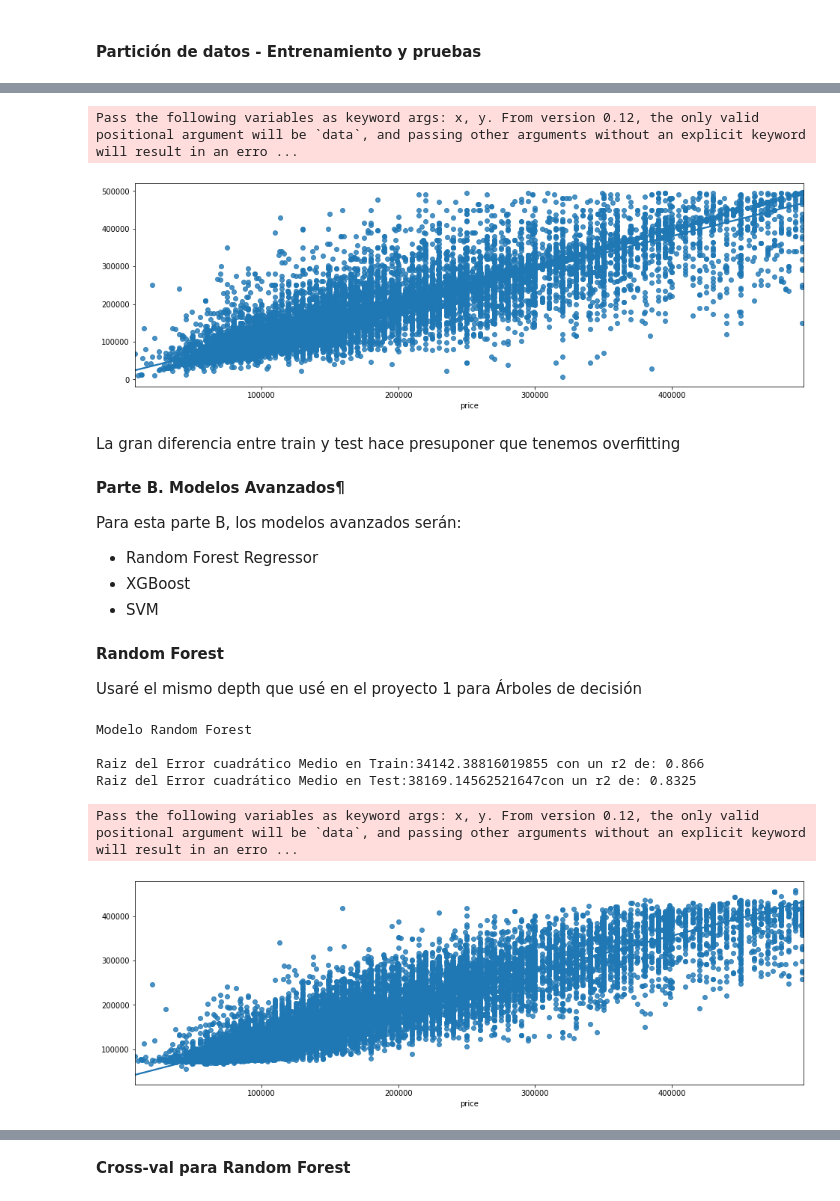
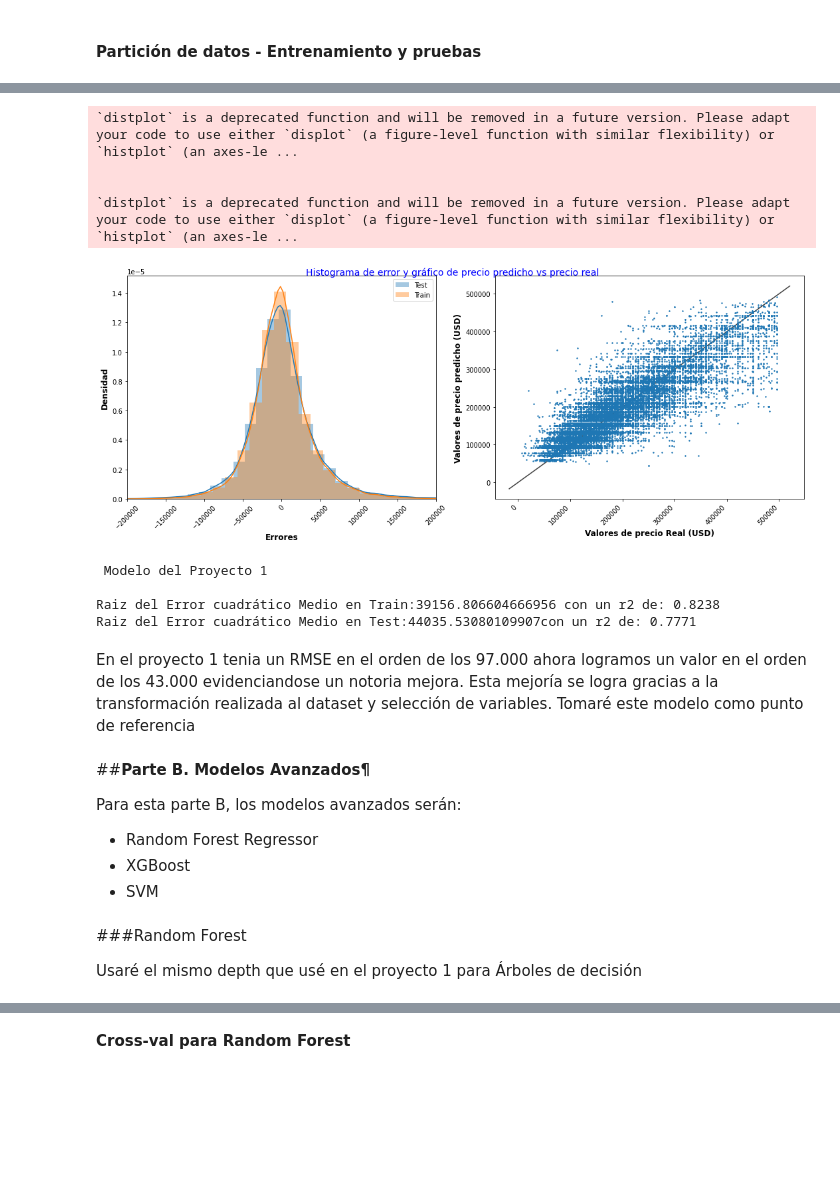
Before and after one commit to rpettenon/Data_Science_Acamica, a Jupyter notebook: Proyecto 2/DS_Proyecto_2_Rogelio_Pettenon.ipynb, the cells around one changed output, grey strips where cells are left out. Cells and saved outputs as stored; diff of their text form; code cells hidden in the pictures; blank space fills up the shorter version.

Commit message:
Proyecto 2

```diff
--- a/Proyecto 2/DS_Proyecto_2_Rogelio_Pettenon.ipynb
+++ b/Proyecto 2/DS_Proyecto_2_Rogelio_Pettenon.ipynb
@@ -1062,7 +1107,7 @@ from sklearn.decomposition import PCA
 # %%
 %%time
 
-# Instancio PCA
-pca = PCA(0.9)
+# Instancio PCA, elijo 50 obtenido del punto de corte de la grafica anterior
+pca = PCA(n_components= 50, )
 X_pca = pca.fit_transform(X)
 # %% [output]
@@ -1102,4 +1138,7 @@ arbol = DecisionTreeRegressor()
+# %%
+# Modelo utilizado en el proyecto 1 con la misma profundidad
+tree_model = DecisionTreeRegressor(max_depth = 10)
 # %%
 # Entreno el modelo
-arbol.fit(X_train,y_train)
+tree_model.fit(X_train,y_train)
 # %% [output]
@@ -1110,7 +1149,7 @@ DecisionTreeRegressor(ccp_alpha=0.0, criterion='mse', max_depth=None,
                       min_weight_fraction_leaf=0.0, presort='deprecated',
                       random_state=None, splitter='best')
 # %%
-# Realizo las predicciones
-y_train_pred=arbol.predict(X_train)
-y_test_pred=arbol.predict(X_test)
+# Realizo la predicción
+y_train_pred=tree_model.predict(X_train)
+y_test_pred=tree_model.predict(X_test)
 # %%
@@ -1132,15 +1196,19 @@ Raiz del Error cuadrático Medio en Test:39902.86832038792con un r2 de: 0.817
-# %%
-# Precio vs precio predicho
-plt.figure(figsize=(16,5))
-sns.regplot(y_test,y_test_pred)
-plt.show()
-# %% [output]
-Pass the following variables as keyword args: x, y. From version 0.12, the only valid positional argument will be `data`, and passing other arguments without an explicit keyword will result in an erro ...
-[figure, removed]
-# %% [markdown]
-La gran diferencia entre train y test hace presuponer que tenemos overfitting
+# %%
+plot_error_price(y_test,y_test_pred,y_train,y_train_pred,'Modelo del Proyecto 1')
+# %% [output]
+`distplot` is a deprecated function and will be removed in a future version. Please adapt your code to use either `displot` (a figure-level function with similar flexibility) or `histplot` (an axes-le ...
+
+
+`distplot` is a deprecated function and will be removed in a future version. Please adapt your code to use either `displot` (a figure-level function with similar flexibility) or `histplot` (an axes-le ...
+[figure, added]
+ Modelo del Proyecto 1
+
+Raiz del Error cuadrático Medio en Train:39156.806604666956 con un r2 de: 0.8238
+Raiz del Error cuadrático Medio en Test:44035.53080109907con un r2 de: 0.7771
+# %% [markdown]
+En el proyecto 1 tenia un RMSE en el orden de los  97.000 ahora logramos un valor en el orden de los 43.000 evidenciandose un notoria mejora. Esta mejoría se logra gracias a la transformación realizada al dataset y selección de variables. Tomaré este modelo como punto de referencia
 # %% [markdown]
-**Parte B. Modelos Avanzados¶**
+##**Parte B. Modelos Avanzados¶**
 
 Para esta parte B, los modelos avanzados serán:
 
@@ -1149,7 +1217,7 @@ Para esta parte B, los modelos avanzados serán:
 * XGBoost
 * SVM
 # %% [markdown]
-**Random Forest**
+###Random Forest
 
 Usaré el mismo depth que usé en el proyecto 1 para Árboles de decisión
 # %%
@@ -1160,27 +1228,3 @@ randF.fit(X_train, y_train)
 
 y_train_pred = randF.predict(X_train)
 y_test_pred = randF.predict(X_test)
-# %%
-# Evaluo el error cuadrático medio RMSE
-rmse_train=np.sqrt(mean_squared_error(y_train,y_train_pred))
-rmse_test=np.sqrt(mean_squared_error(y_test,y_test_pred))
-
-r2_train = r2_score(y_train, y_train_pred)
-r2_test = r2_score(y_test, y_test_pred)
-
-print(color.BOLD + color.DARKCYAN + color.UNDERLINE +'Modelo Random Forest\n' + color.END)
-print(color.BOLD + color.DARKCYAN + f'Raiz del Error cuadrático Medio en Train:{rmse_train} con un r2 de: {round(r2_train,4)}' )
-print(color.BOLD + color.DARKCYAN + f'Raiz del Error cuadrático Medio en Test:{rmse_test}con un r2 de: {round(r2_test,4)}')
-# %% [output]
-Modelo Random Forest
-
-Raiz del Error cuadrático Medio en Train:34142.38816019855 con un r2 de: 0.866
-Raiz del Error cuadrático Medio en Test:38169.14562521647con un r2 de: 0.8325
-# %%
-# Precio vs precio predicho
-plt.figure(figsize=(16,5))
-sns.regplot(y_test,y_test_pred)
-plt.show()
-# %% [output]
-Pass the following variables as keyword args: x, y. From version 0.12, the only valid positional argument will be `data`, and passing other arguments without an explicit keyword will result in an erro ...
-[figure, removed]
```
Also changed, not shown: parts of 116 cells of this notebook.
